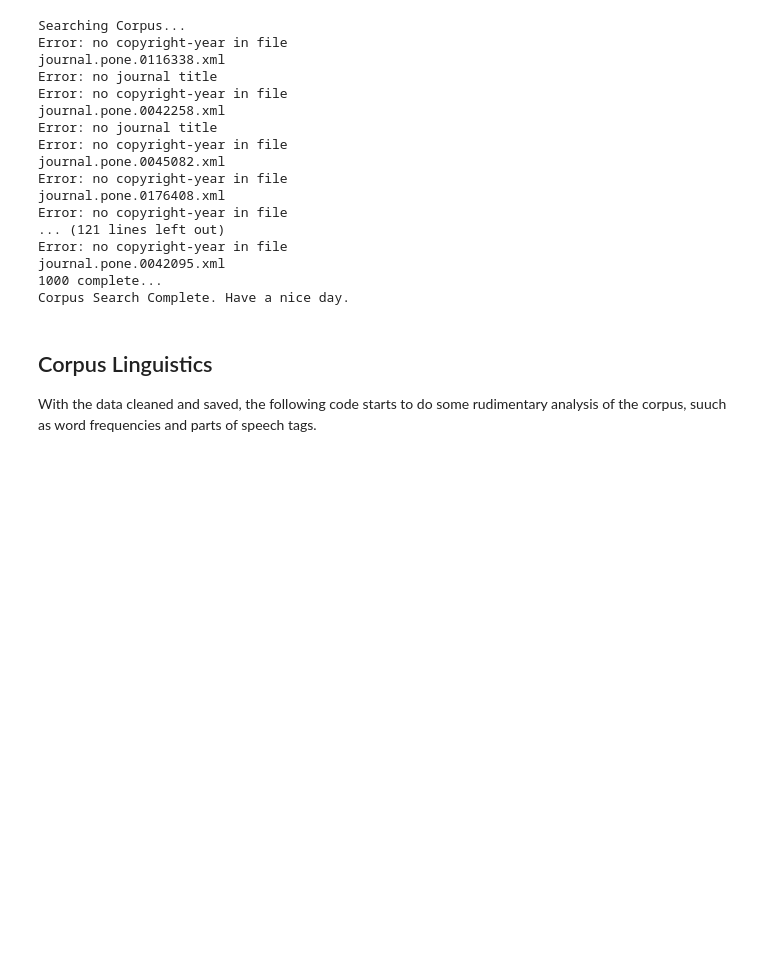
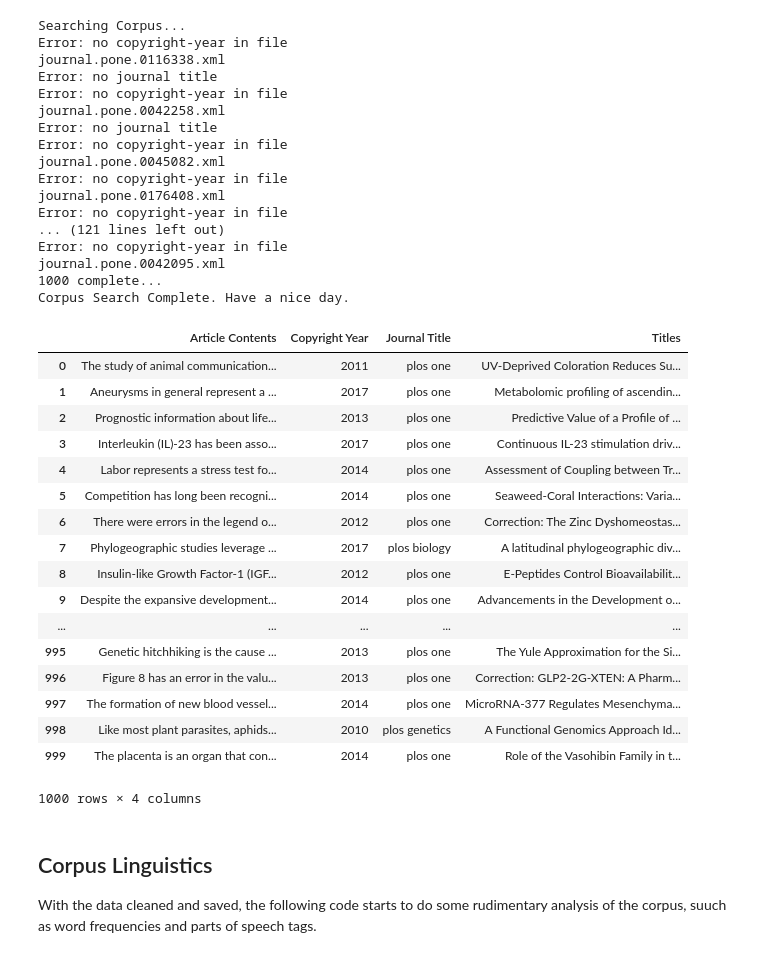
Before and after one commit to TimothyElder/content-analysis-2018, a Jupyter notebook: 4-Word-Embedding/PLoS One Working Notebook.ipynb, the cells around one changed output. Cells and saved outputs as stored; diff of their text form; code cells hidden in the pictures; blank space fills up the shorter version.

```diff
--- a/4-Word-Embedding/PLoS One Working Notebook.ipynb
+++ b/4-Word-Embedding/PLoS One Working Notebook.ipynb
@@ -160,8 +160,27 @@ plos_df = pandas.DataFrame({'Titles': titles, 'Article Contents': bodies, 'Journ
 plos_df.to_pickle('../data/plos_sample.pk1') #saves
 # %%
 #loads dataframe
-plos_df = pd.read_pickle('../data/plos_sample.pk1')
-#plos_df
+plos_df = pd.read_pickle('../data/plos_analysis/plos_sample.pk1')
+plos_df
+# %% [output]
+|  | Article Contents | Copyright Year | Journal Title | Titles |
+| 0 | The study of animal communication... | 2011 | plos one | UV-Deprived Coloration Reduces Su... |
+| 1 | Aneurysms in general represent a ... | 2017 | plos one | Metabolomic profiling of ascendin... |
+| 2 | Prognostic information about life... | 2013 | plos one | Predictive Value of a Profile of ... |
+| 3 | Interleukin (IL)-23 has been asso... | 2017 | plos one | Continuous IL-23 stimulation driv... |
+| 4 | Labor represents a stress test fo... | 2014 | plos one | Assessment of Coupling between Tr... |
+| 5 | Competition has long been recogni... | 2014 | plos one | Seaweed-Coral Interactions: Varia... |
+| 6 | There were errors in the legend o... | 2012 | plos one | Correction: The Zinc Dyshomeostas... |
+| 7 | Phylogeographic studies leverage ... | 2017 | plos biology | A latitudinal phylogeographic div... |
+| 8 | Insulin-like Growth Factor-1 (IGF... | 2012 | plos one | E-Peptides Control Bioavailabilit... |
+| 9 | Despite the expansive development... | 2014 | plos one | Advancements in the Development o... |
+| ... | ... | ... | ... | ... |
+| 995 | Genetic hitchhiking is the cause ... | 2013 | plos one | The Yule Approximation for the Si... |
+| 996 | Figure 8 has an error in the valu... | 2013 | plos one | Correction: GLP2-2G-XTEN: A Pharm... |
+| 997 | The formation of new blood vessel... | 2014 | plos one | MicroRNA-377 Regulates Mesenchyma... |
+| 998 | Like most plant parasites, aphids... | 2010 | plos genetics | A Functional Genomics Approach Id... |
+| 999 | The placenta is an organ that con... | 2014 | plos one | Role of the Vasohibin Family in t... |
+1000 rows × 4 columns
 # %%
 plosTokens = nltk.word_tokenize(plos_df['Article Contents'].sum())
 # %%
```
Also changed, not shown: 14 other files.
